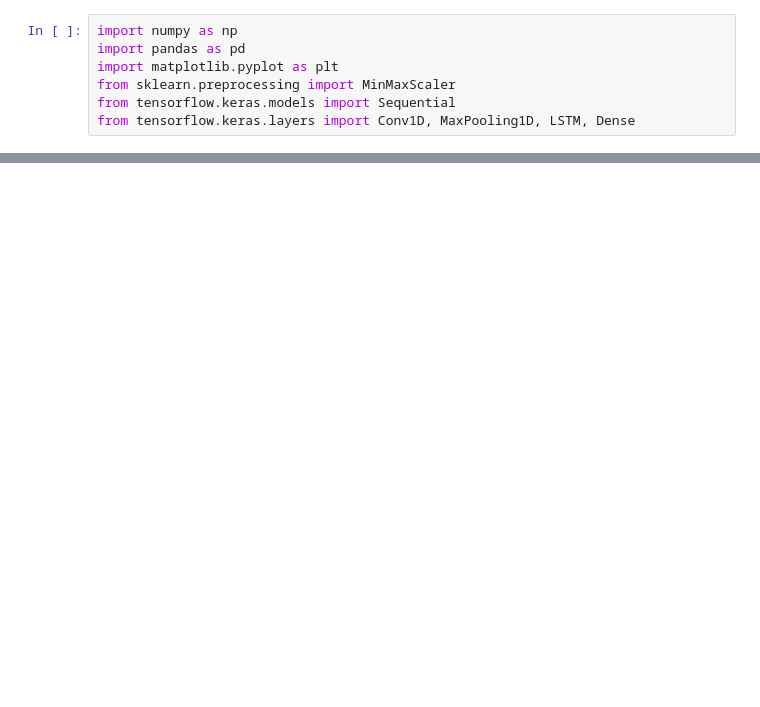
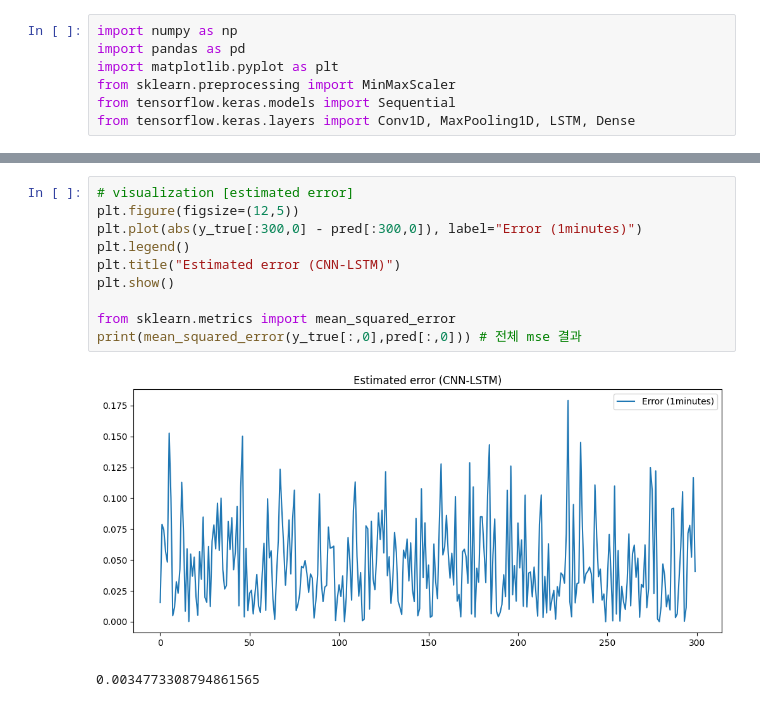
Before and after one commit to hyeonseonn/sensing_app, a Jupyter notebook: 0721_1.ipynb, the cells around one changed output, grey strips where cells are left out. Drawn from its saved outputs; the diff is of its cells as text; blank space fills up the shorter version.

```diff
--- a/0721_1.ipynb
+++ b/0721_1.ipynb
@@ -92,0 +105,13 @@ Epoch 14/50
+# %%
+# visualization [estimated error]
+plt.figure(figsize=(12,5))
+plt.plot(abs(y_true[:300,0] - pred[:300,0]), label="Error (1minutes)")
+plt.legend()
+plt.title("Estimated error (CNN-LSTM)")
+plt.show()
+
+from sklearn.metrics import mean_squared_error
+print(mean_squared_error(y_true[:,0],pred[:,0])) # 전체 mse 결과
+# %% [output]
+[figure, added]
+0.0034773308794861565
```
Also changed, not shown: parts of 4 cells of this notebook.
